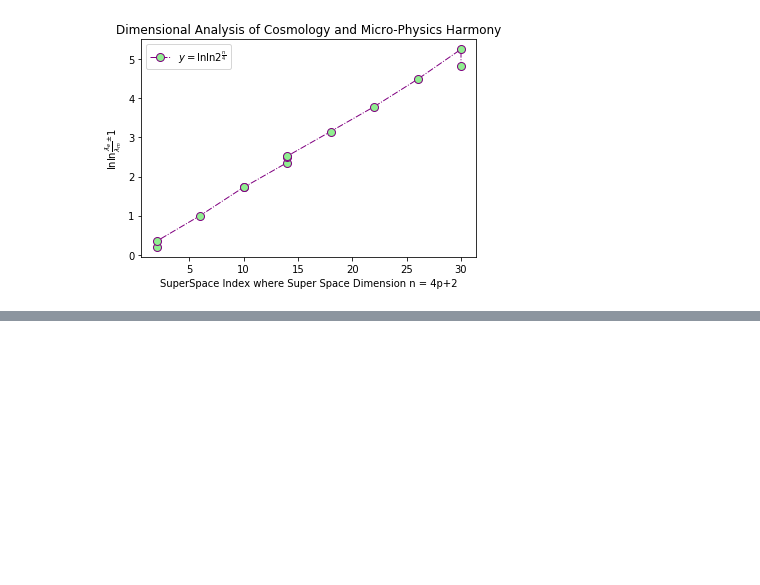
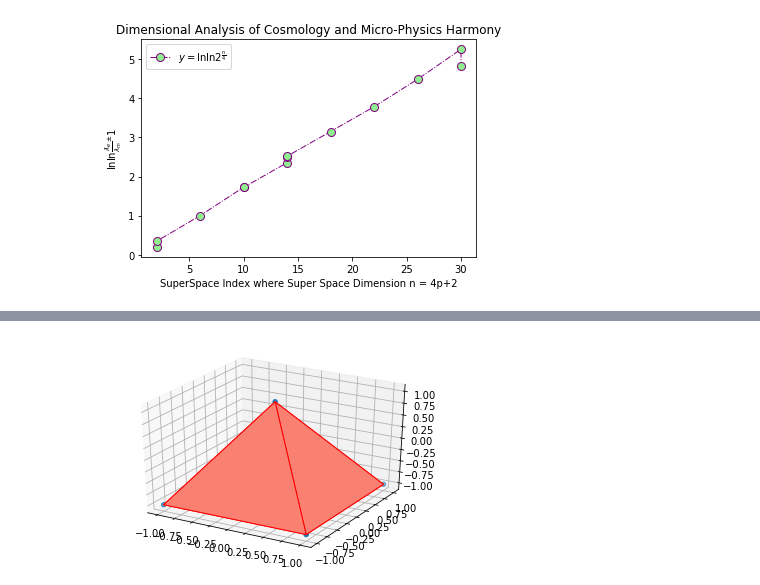
Before and after one commit to LaGuer/Jupyter-Notebook-Practice-Physical-Constants-Ratios, a Jupyter notebook: at.ipynb, the cells around one changed output, grey strips where cells are left out. Drawn from its saved outputs; the diff is of its cells as text; code cells hidden in the pictures; blank space fills up the shorter version.

```diff
--- a/at.ipynb
+++ b/at.ipynb
@@ -509,0 +645,23 @@ plt.show()
+# %%
+from matplotlib import pyplot as plt
+from mpl_toolkits.mplot3d.art3d import Poly3DCollection, Line3DCollection
+import numpy as np
+
+fig = plt.figure()
+ax = fig.add_subplot(111, projection='3d')
+
+# vertices of a pyramid
+v = np.array([[-1, -1, -1], [1, -1, -1], [1, 1, -1],  [-1, 1, -1], [0, 0, 1]])
+ax.scatter3D(v[:, 0], v[:, 1], v[:, 2])
+
+# generate list of sides' polygons of our pyramid
+verts = [ [v[0],v[1],v[4]], [v[0],v[3],v[4]],
+ [v[2],v[1],v[4]], [v[2],v[3],v[4]], [v[0],v[1],v[2],v[3]]]
+
+# plot sides
+ax.add_collection3d(Poly3DCollection(verts,
+ facecolors='salmon', linewidths=1, edgecolors='r', alpha=.25))
+
+plt.show()
+# %% [output]
+[figure, added]
```
Also changed, not shown: parts of 16 cells of this notebook.
